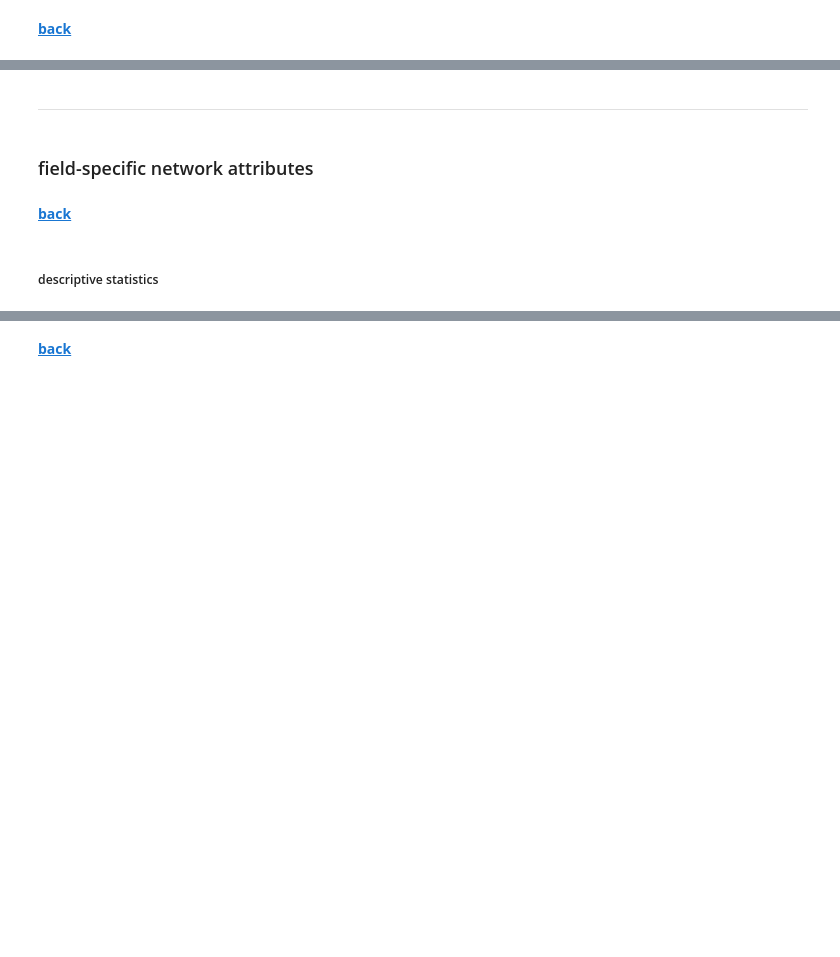
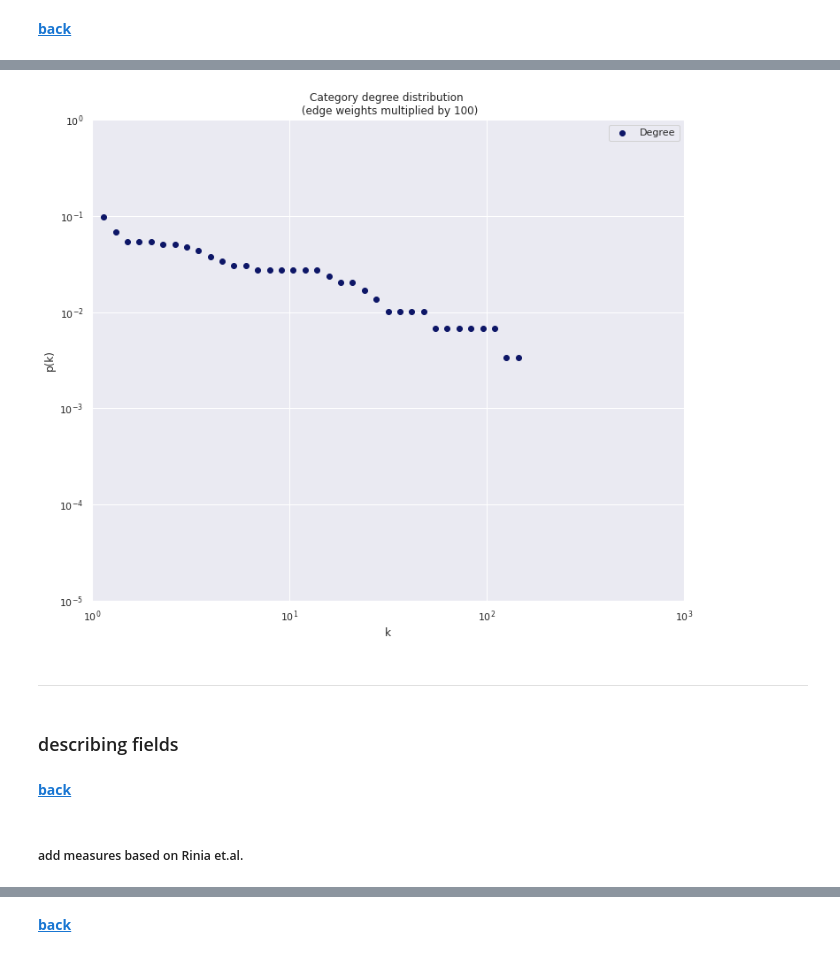
Before and after one commit to dormanh/wikipedia_hyperlinks, a Jupyter notebook: wiki.ipynb, the cells around one changed output, grey strips where cells are left out. Saved outputs shown, nothing was run; the diff lists cells and outputs as text; code cells hidden in the pictures; blank space fills up the shorter version.

```diff
--- a/wiki.ipynb
+++ b/wiki.ipynb
@@ -415,0 +408,2 @@ Average degree:  18.5763
+# %%
+G_cat = graph(categories["category"].values, cat_edges, True, False)
@@ -435,3 +432,23 @@ def neighbor_connectivity(node, graph):
+# %%
+def neighbor_connectivity(node, graph, weighted, directed):
+
+    w = "weight" if weighted else None
+
+    if directed:
+        arr = np.array(
+            [
+                graph.in_degree(n, weight=w) + graph.out_degree(n, weight=w)
+                for n in list(graph.successors(node)) + list(graph.predecessors(node))
+            ]
+        )
+
+    else:
+
+        arr = np.array([graph.degree(n, weight=w) for n in list(graph.neighbors(node))])
+
+    if arr.shape[0] == 0:
+        return 0
+    return arr.mean()
 # %%
 def clustering(node, graph):
 
@@ -449,12 +469,9 @@ raw = (
 )
 # %%
-cat_df = (
-    cat_df.assign(degree=cat_df["category"].apply(lambda c: G_cat.degree(c)))
-    .loc[lambda df: df["degree"].apply(lambda x: type(x) == int)]
-    .assign(
-        neighbor_conn=lambda df: df["category"].apply(
-            neighbor_connectivity, graph=G_cat
-        ),
-        clustering=lambda df: df["category"].apply(clustering, graph=G_cat),
-    )
+categories = categories.assign(
+    degree=categories["category"].apply(lambda c: G_cat.degree(c, weight="weight")),
+    neighbor_conn=lambda df: df["category"].apply(
+        neighbor_connectivity, args=(G_cat, True, False)
+    ),
+    clustering=lambda df: df["category"].apply(clustering, graph=G_cat),
 )
@@ -531,2 +522,7 @@ degree_dist([raw["degree"]], "Hyperlink degree distribution")
 # %%
-degree_dist([cat_df["degree"]], "Category degree distribution")
+degree_dist(
+    [categories["degree"] * 100],
+    "Category degree distribution \n (edge weights multiplied by 100)",
+)
+# %% [output]
+[figure, added]
@@ -539,8 +529,6 @@ degree_dist(
 # %% [markdown]
 -------------
 # %% [markdown]
-### field-specific network attributes <a id="field_spec"></a>
+### describing fields <a id="field_spec"></a>
 # %% [markdown]
 [**back**](#contents)
-# %% [markdown]
-##### descriptive statistics <a id="descr_stats">
@@ -562,0 +623,2 @@ field_df.to_csv("data/all_branches_field_df.csv")
+# %% [markdown]
+##### add measures based on Rinia et.al.
```
Also changed, not shown: parts of 149 cells of this notebook, 1 other file.
